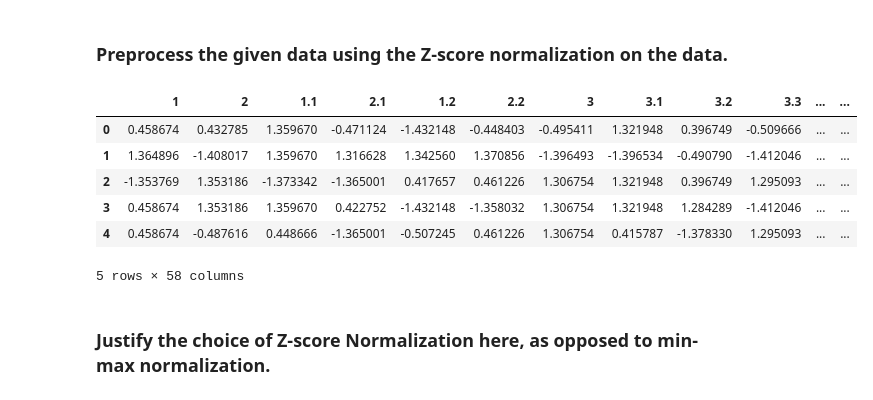
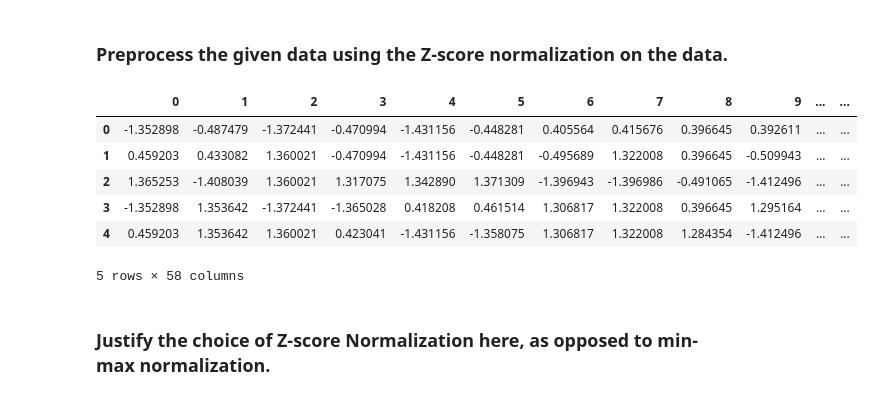
Before and after one commit to shreesha-1990/657A-Assignments, a Jupyter notebook: G21-Assignment2_Code.ipynb, the cells around one changed output. Saved outputs shown, nothing was run; the diff lists cells and outputs as text; code cells hidden in the pictures.

```diff
--- a/G21-Assignment2_Code.ipynb
+++ b/G21-Assignment2_Code.ipynb
@@ -22,6 +24,6 @@ from scipy import stats
 ### Classify dataset B using four classifiers: k-NN, Support Vector Machine (with RBF kernel), Random Forests and simple Neural Networks (MLPs). The objective is to experiment with parameter selection in training classifiers and to compare the performance of these well- known classification methods.
 # %%
 #Reading "DataDNA.csv" file:
-df_b = pd.read_csv('DataDNA.csv')
+df_b = pd.read_csv('DataDNA.csv',header=None)
 df_b.head()
 # %% [output]
@@ -56,27 +52,27 @@ Name: 1.16, dtype: int64
 # %% [markdown]
 ### Preprocess the given data using the Z-score normalization on the data.
 # %%
-df_y = df_b['1.16']
-df_z = df_b.drop('1.16', axis=1)
+df_y = df_b[57]
+df_z = df_b.drop(57, axis=1)
 #Importing required library:
 from sklearn.preprocessing import StandardScaler
 #Instantiating the function
 z_score_scaler = StandardScaler()
 
 z_score_transf = z_score_scaler.fit_transform(df_z)
 z_score_transf
 
 #Preparing dataframe
 z_score_scaled_features_df = pd.DataFrame(z_score_transf, index=df_z.index, columns=df_z.columns)
-z_score_scaled_features_df['1.16']=df_y
+z_score_scaled_features_df[57]=df_y
 z_score_scaled_features_df.head()
 # %% [output]
-|  | 1 | 2 | 1.1 | 2.1 | 1.2 | 2.2 | 3 | 3.1 | 3.2 | 3.3 | ... | ... |
-| 0 | 0.458674 | 0.432785 | 1.359670 | -0.471124 | -1.432148 | -0.448403 | -0.495411 | 1.321948 | 0.396749 | -0.509666 | ... | ... |
-| 1 | 1.364896 | -1.408017 | 1.359670 | 1.316628 | 1.342560 | 1.370856 | -1.396493 | -1.396534 | -0.490790 | -1.412046 | ... | ... |
-| 2 | -1.353769 | 1.353186 | -1.373342 | -1.365001 | 0.417657 | 0.461226 | 1.306754 | 1.321948 | 0.396749 | 1.295093 | ... | ... |
-| 3 | 0.458674 | 1.353186 | 1.359670 | 0.422752 | -1.432148 | -1.358032 | 1.306754 | 1.321948 | 1.284289 | -1.412046 | ... | ... |
-| 4 | 0.458674 | -0.487616 | 0.448666 | -1.365001 | -0.507245 | 0.461226 | 1.306754 | 0.415787 | -1.378330 | 1.295093 | ... | ... |
+|  | 0 | 1 | 2 | 3 | 4 | 5 | 6 | 7 | 8 | 9 | ... | ... |
+| 0 | -1.352898 | -0.487479 | -1.372441 | -0.470994 | -1.431156 | -0.448281 | 0.405564 | 0.415676 | 0.396645 | 0.392611 | ... | ... |
+| 1 | 0.459203 | 0.433082 | 1.360021 | -0.470994 | -1.431156 | -0.448281 | -0.495689 | 1.322008 | 0.396645 | -0.509943 | ... | ... |
+| 2 | 1.365253 | -1.408039 | 1.360021 | 1.317075 | 1.342890 | 1.371309 | -1.396943 | -1.396986 | -0.491065 | -1.412496 | ... | ... |
+| 3 | -1.352898 | 1.353642 | -1.372441 | -1.365028 | 0.418208 | 0.461514 | 1.306817 | 1.322008 | 0.396645 | 1.295164 | ... | ... |
+| 4 | 0.459203 | 1.353642 | 1.360021 | 0.423041 | -1.431156 | -1.358075 | 1.306817 | 1.322008 | 1.284354 | -1.412496 | ... | ... |
 5 rows × 58 columns
 # %% [markdown]
 ### Justify the choice of Z-score Normalization here, as opposed to min-max normalization.
```
Also changed, not shown: parts of 41 cells of this notebook.
